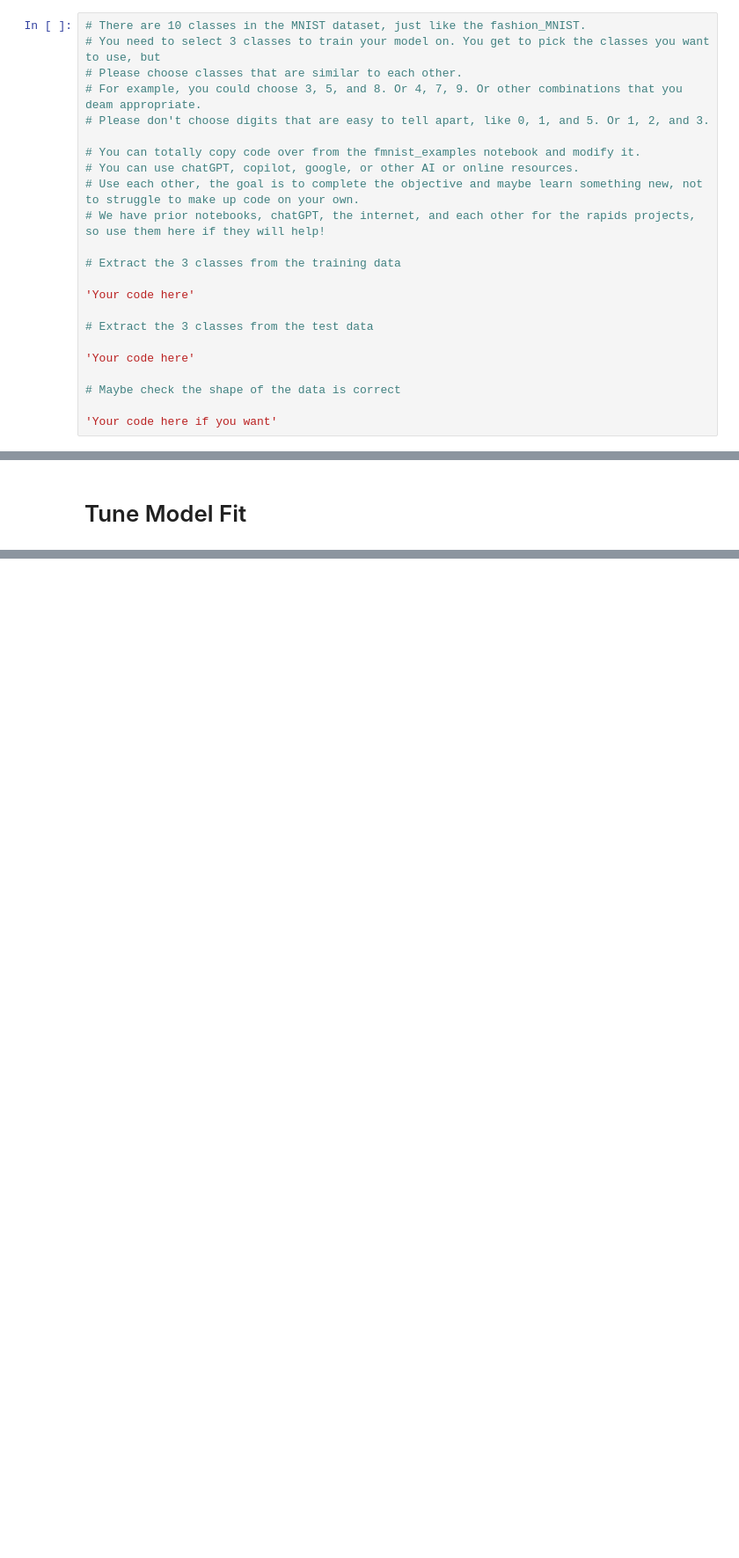
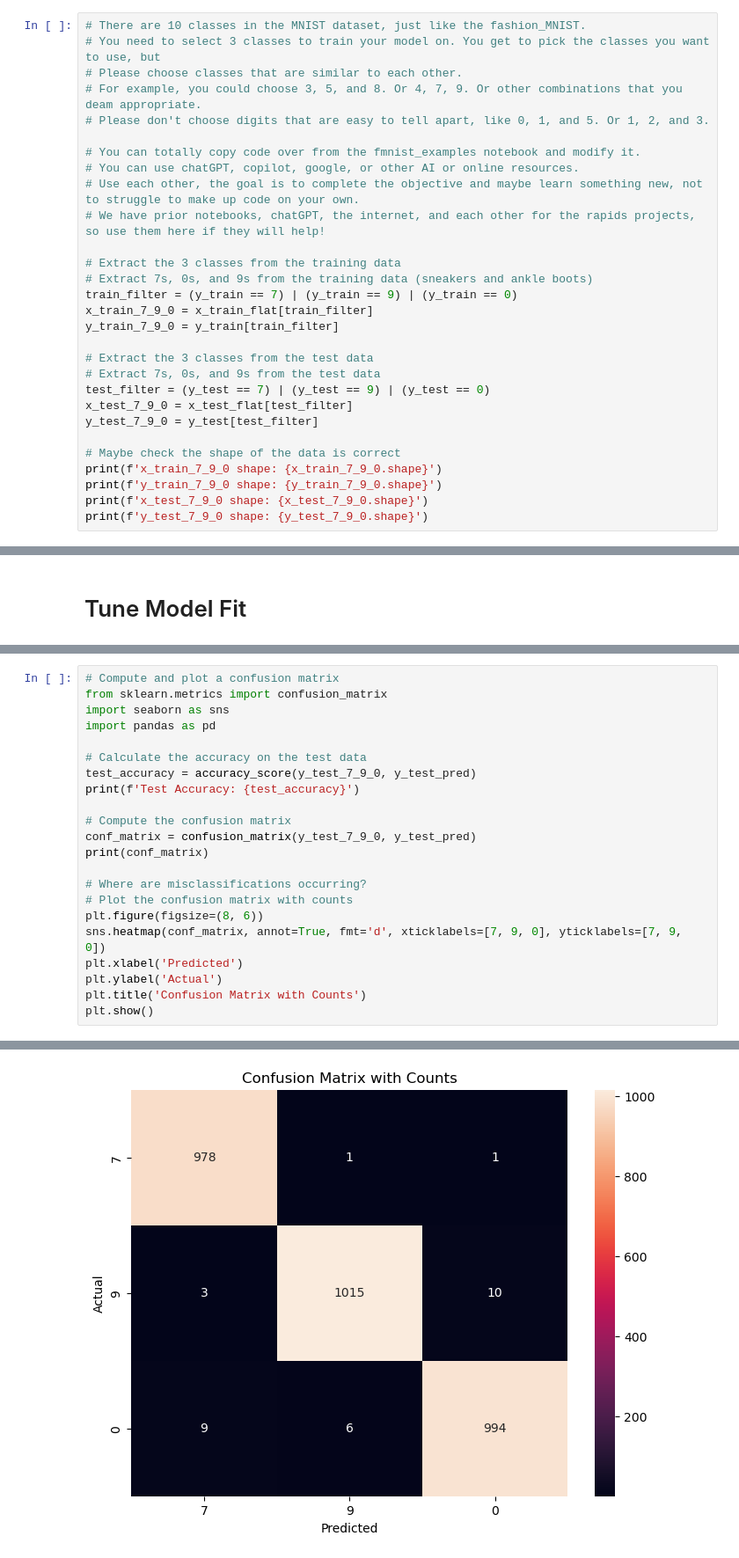
Before and after one commit to KelvynBladen/ml_intro, a Jupyter notebook: mnist_worksheet1.ipynb, the cells around one changed output, grey strips where cells are left out. Shown: that part at 88% size. Saved outputs shown, nothing was run; the diff lists cells and outputs as text; blank space fills up the shorter version.

```diff
--- a/mnist_worksheet1.ipynb
+++ b/mnist_worksheet1.ipynb
@@ -59,14 +66,20 @@ print(x_train[1].shape)
 # We have prior notebooks, chatGPT, the internet, and each other for the rapids projects, so use them here if they will help!
 
 # Extract the 3 classes from the training data
-
-'Your code here'
+# Extract 7s, 0s, and 9s from the training data (sneakers and ankle boots)
+train_filter = (y_train == 7) | (y_train == 9) | (y_train == 0)
+x_train_7_9_0 = x_train_flat[train_filter]
+y_train_7_9_0 = y_train[train_filter]
 
 # Extract the 3 classes from the test data
-
-'Your code here'
+# Extract 7s, 0s, and 9s from the test data
+test_filter = (y_test == 7) | (y_test == 9) | (y_test == 0)
+x_test_7_9_0 = x_test_flat[test_filter]
+y_test_7_9_0 = y_test[test_filter]
 
 # Maybe check the shape of the data is correct
-
-'Your code here if you want'
+print(f'x_train_7_9_0 shape: {x_train_7_9_0.shape}')
+print(f'y_train_7_9_0 shape: {y_train_7_9_0.shape}')
+print(f'x_test_7_9_0 shape: {x_test_7_9_0.shape}')
+print(f'y_test_7_9_0 shape: {y_test_7_9_0.shape}')
 # %% [output]
@@ -117,0 +153,23 @@ print(x_train[1].shape)
+# %%
+# Compute and plot a confusion matrix
+from sklearn.metrics import confusion_matrix
+import seaborn as sns
+import pandas as pd
+
+# Calculate the accuracy on the test data
+test_accuracy = accuracy_score(y_test_7_9_0, y_test_pred)
+print(f'Test Accuracy: {test_accuracy}')
+
+# Compute the confusion matrix
+conf_matrix = confusion_matrix(y_test_7_9_0, y_test_pred)
+print(conf_matrix)
+
+# Where are misclassifications occurring?
+# Plot the confusion matrix with counts
+plt.figure(figsize=(8, 6))
+sns.heatmap(conf_matrix, annot=True, fmt='d', xticklabels=[7, 9, 0], yticklabels=[7, 9, 0])
+plt.xlabel('Predicted')
+plt.ylabel('Actual')
+plt.title('Confusion Matrix with Counts')
+plt.show()
+# %% [output]
@@ -117,0 +180 @@ print(x_train[1].shape)
+[figure, added]
```
Also changed, not shown: parts of 9 cells of this notebook.
